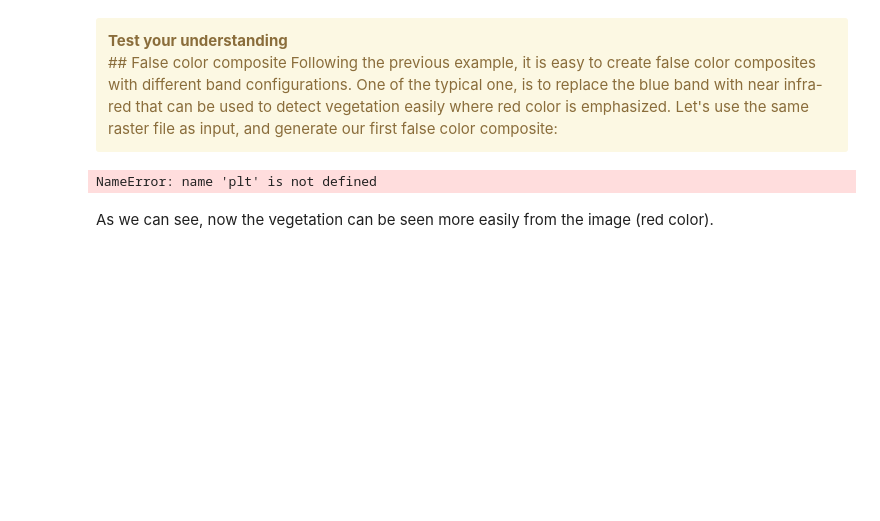
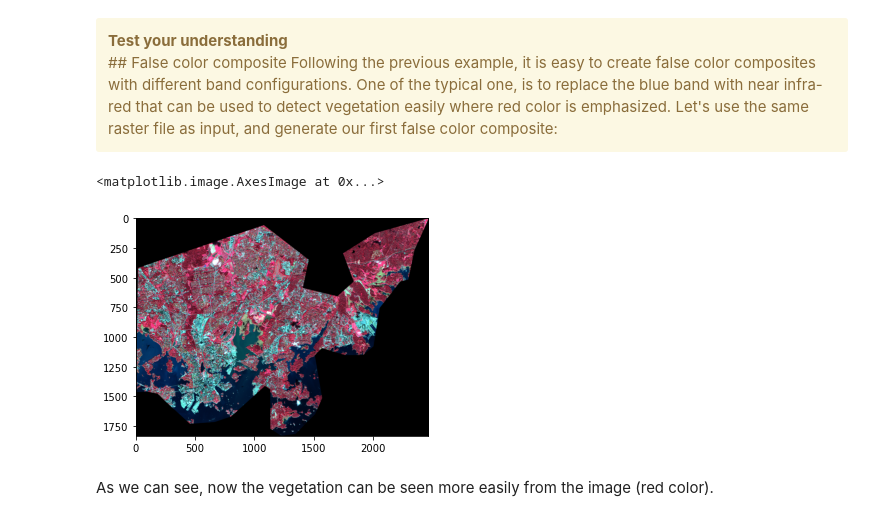
Before and after one commit to csc-training/PythonGIS_CSC, a Jupyter notebook: Raster/rasterlesson.ipynb, the cells around one changed output. Cells and saved outputs as stored; diff of their text form; code cells hidden in the pictures; blank space fills up the shorter version.

```diff
--- a/Raster/rasterlesson.ipynb
+++ b/Raster/rasterlesson.ipynb
@@ -317,22 +311,26 @@ Here we go, now we have a typical RGB natural color composite image that looks l
 # %%
 # %load solution_falsecolorcomposite.txt
 # Read the grid values into numpy arrays
 nir = raster.read(4)
 red = raster.read(3)
 green = raster.read(2)
 
 # Normalize the values using the function that we defined earlier
-nirn = normalize(nir)
-redn = normalize(red)
-greenn = normalize(green)
+#nirn = normalize(nir)
+#redn = normalize(red)
+#greenn = normalize(green)
+nirn = stretch(nir)
+redn = stretch(red)
+greenn = stretch(green)
 
 # Create the composite by stacking
 nrg = np.dstack((nirn, redn, greenn))
 
 # Let's see how our color composite looks like
 plt.imshow(nrg)
 # %% [output]
-NameError: name 'plt' is not defined
+<matplotlib.image.AxesImage at 0x...>
+[figure, added]
 # %% [markdown]
 As we can see, now the vegetation can be seen more easily from the image (red color).
 # %% [markdown]
```
Also changed, not shown: parts of 74 cells of this notebook, 3 other files.
